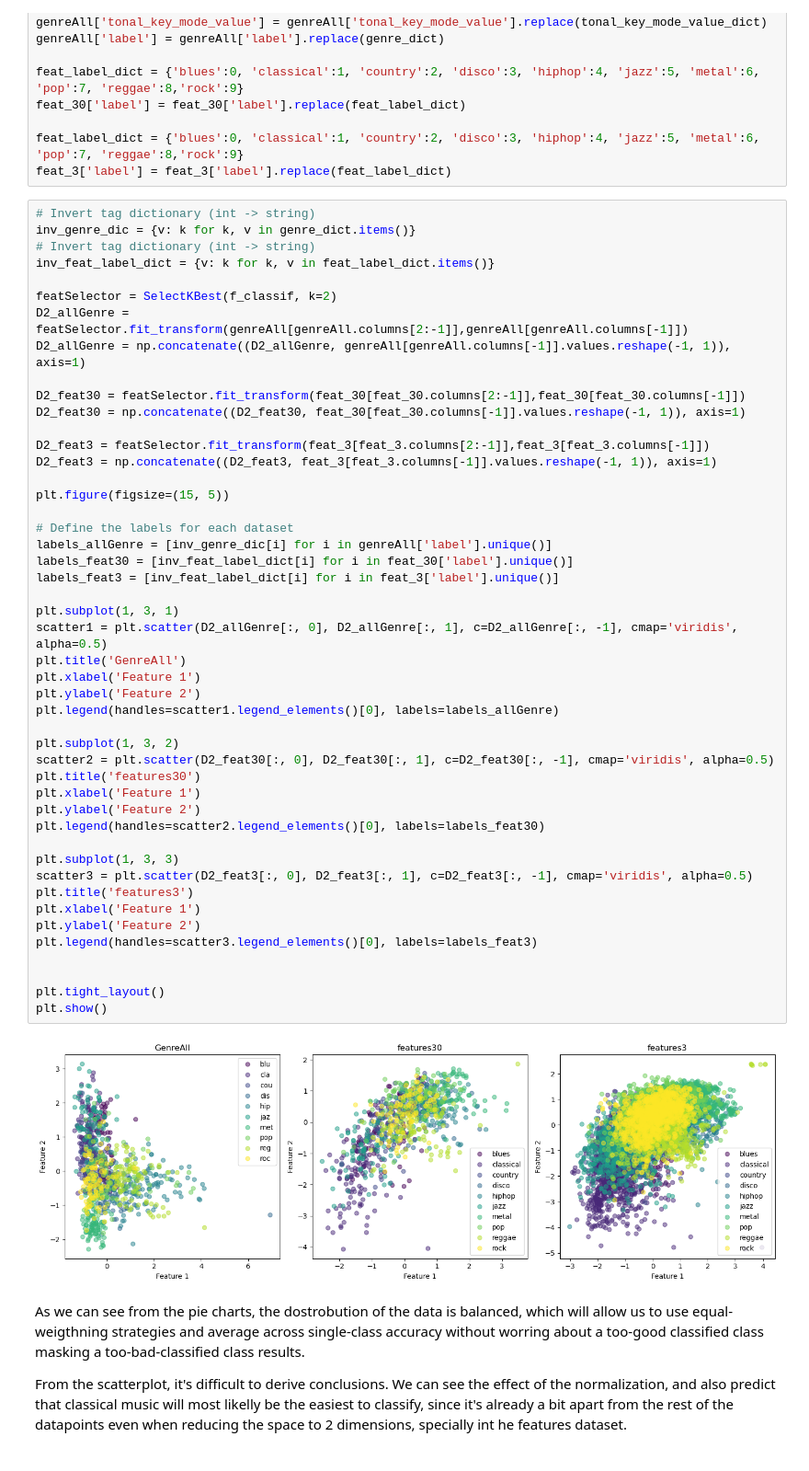
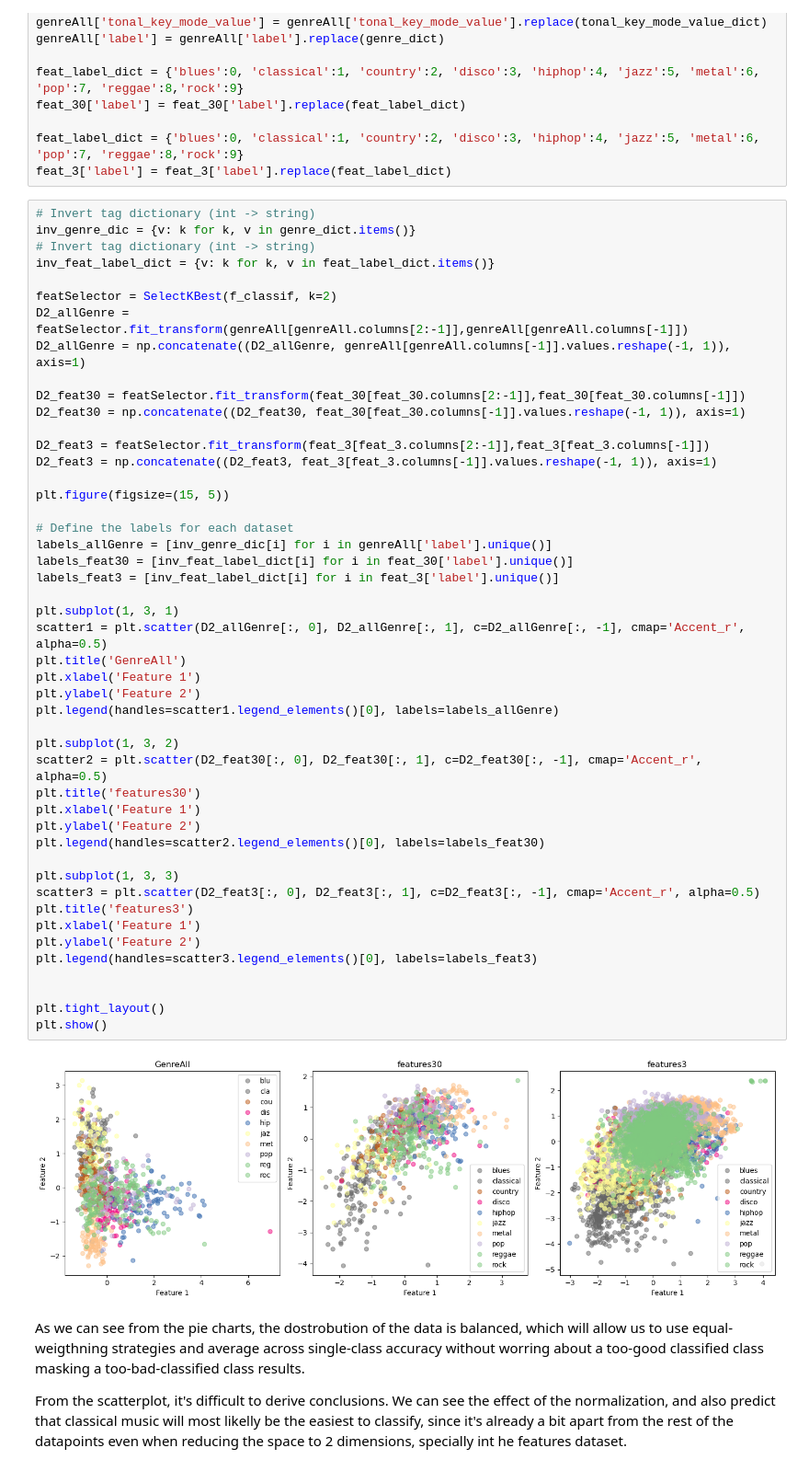
Before and after one commit to inesbroto/GenreClass_w_ML, a Jupyter notebook: Report.ipynb, the cells around one changed output. Shown at 92% size. Saved outputs shown, nothing was run; the diff lists cells and outputs as text.

```diff
--- a/Report.ipynb
+++ b/Report.ipynb
@@ -179,37 +179,37 @@ D2_feat3 = np.concatenate((D2_feat3, feat_3[feat_3.columns[-1]].values.reshape(-
 
 plt.figure(figsize=(15, 5))
 
 # Define the labels for each dataset
 labels_allGenre = [inv_genre_dic[i] for i in genreAll['label'].unique()]
 labels_feat30 = [inv_feat_label_dict[i] for i in feat_30['label'].unique()]
 labels_feat3 = [inv_feat_label_dict[i] for i in feat_3['label'].unique()]
 
 plt.subplot(1, 3, 1)
-scatter1 = plt.scatter(D2_allGenre[:, 0], D2_allGenre[:, 1], c=D2_allGenre[:, -1], cmap='viridis', alpha=0.5)
+scatter1 = plt.scatter(D2_allGenre[:, 0], D2_allGenre[:, 1], c=D2_allGenre[:, -1], cmap='Accent_r', alpha=0.5)
 plt.title('GenreAll')
 plt.xlabel('Feature 1')
 plt.ylabel('Feature 2')
 plt.legend(handles=scatter1.legend_elements()[0], labels=labels_allGenre)
 
 plt.subplot(1, 3, 2)
-scatter2 = plt.scatter(D2_feat30[:, 0], D2_feat30[:, 1], c=D2_feat30[:, -1], cmap='viridis', alpha=0.5)
+scatter2 = plt.scatter(D2_feat30[:, 0], D2_feat30[:, 1], c=D2_feat30[:, -1], cmap='Accent_r', alpha=0.5)
 plt.title('features30')
 plt.xlabel('Feature 1')
 plt.ylabel('Feature 2')
 plt.legend(handles=scatter2.legend_elements()[0], labels=labels_feat30)
 
 plt.subplot(1, 3, 3)
-scatter3 = plt.scatter(D2_feat3[:, 0], D2_feat3[:, 1], c=D2_feat3[:, -1], cmap='viridis', alpha=0.5)
+scatter3 = plt.scatter(D2_feat3[:, 0], D2_feat3[:, 1], c=D2_feat3[:, -1], cmap='Accent_r', alpha=0.5)
 plt.title('features3')
 plt.xlabel('Feature 1')
 plt.ylabel('Feature 2')
 plt.legend(handles=scatter3.legend_elements()[0], labels=labels_feat3)
 
 
 plt.tight_layout()
 plt.show()
 # %% [output]
-[figure, old version]
+[figure, new version]
 # %% [markdown]
 As we can see from the pie charts, the dostrobution of the data is balanced, which will allow us to use equal-weigthning strategies and average across single-class accuracy without worring about a too-good classified class masking a too-bad-classified class results.
 
```
Also changed, not shown: parts of 2 cells of this notebook.
